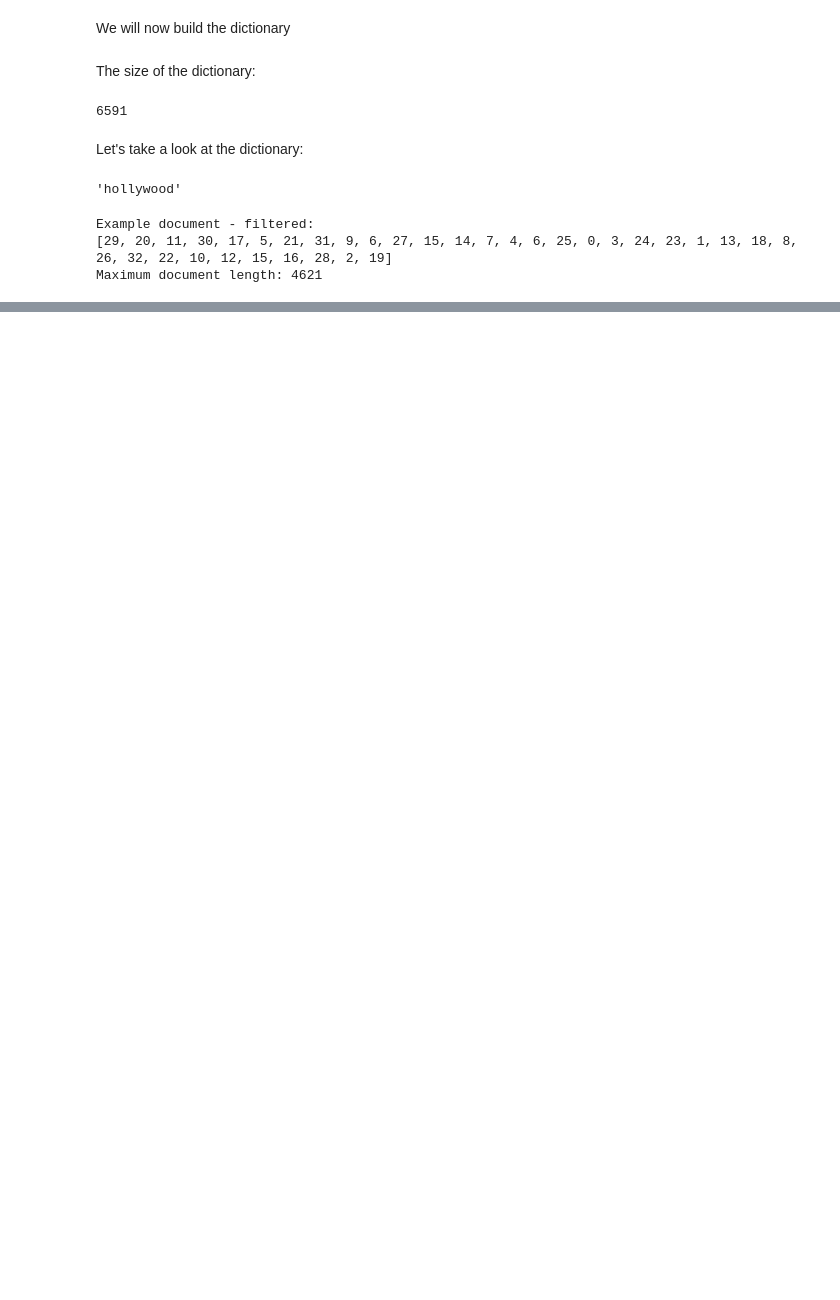
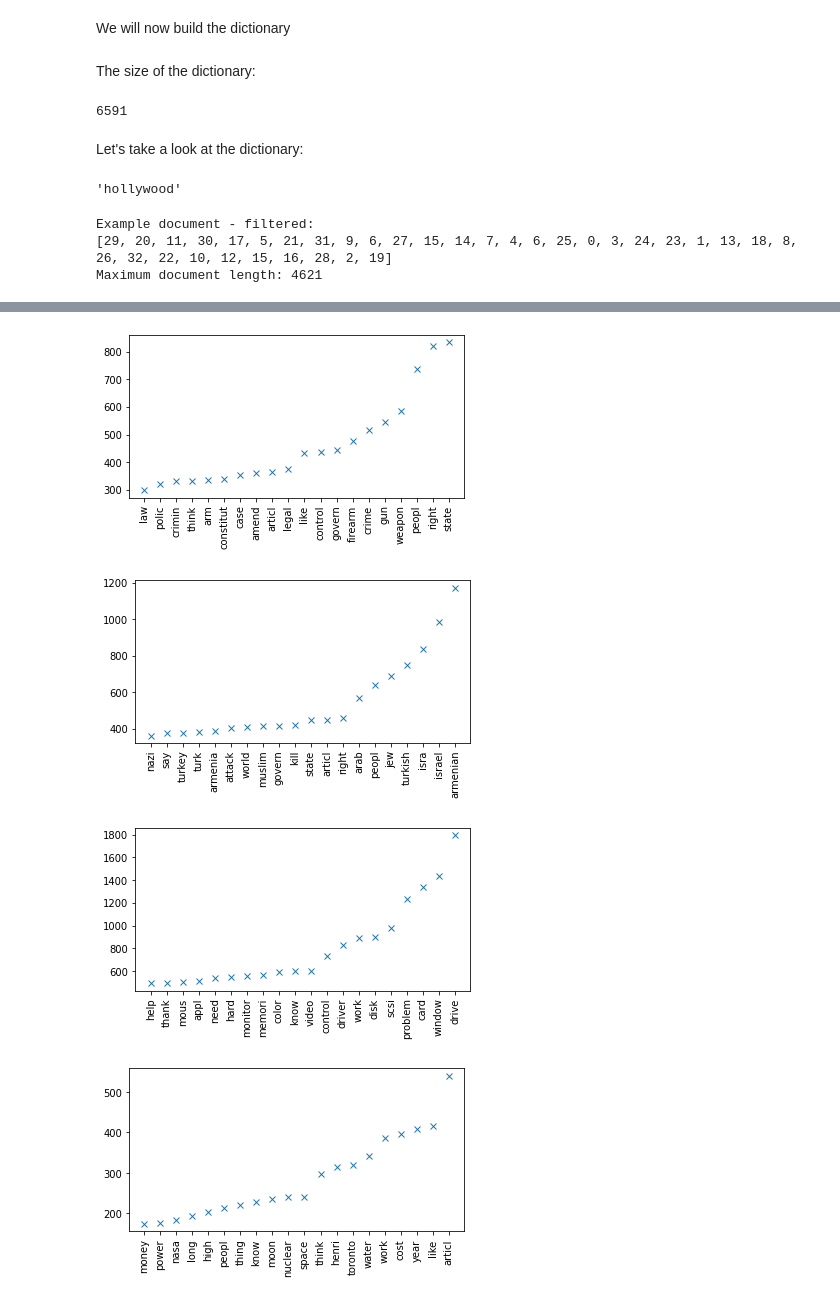
Before and after one commit to toni5rovic/npfl097, a Jupyter notebook: latent_dirichlet_allocation.ipynb, the cells around one changed output, grey strips where cells are left out. Saved outputs shown, nothing was run; the diff lists cells and outputs as text; code cells hidden in the pictures; blank space fills up the shorter version.

```diff
--- a/latent_dirichlet_allocation.ipynb
+++ b/latent_dirichlet_allocation.ipynb
@@ -140,0 +107,7 @@ Iteration: 9, time: 30.158116340637207 seconds
+# %%
+model.plot_top_words(dictionary, [1, 3, 8, 10])
+# %% [output]
+[figure, added]
+[figure, added]
+[figure, added]
+[figure, added]
```
Also changed, not shown: parts of 7 cells of this notebook, 2 other files.
